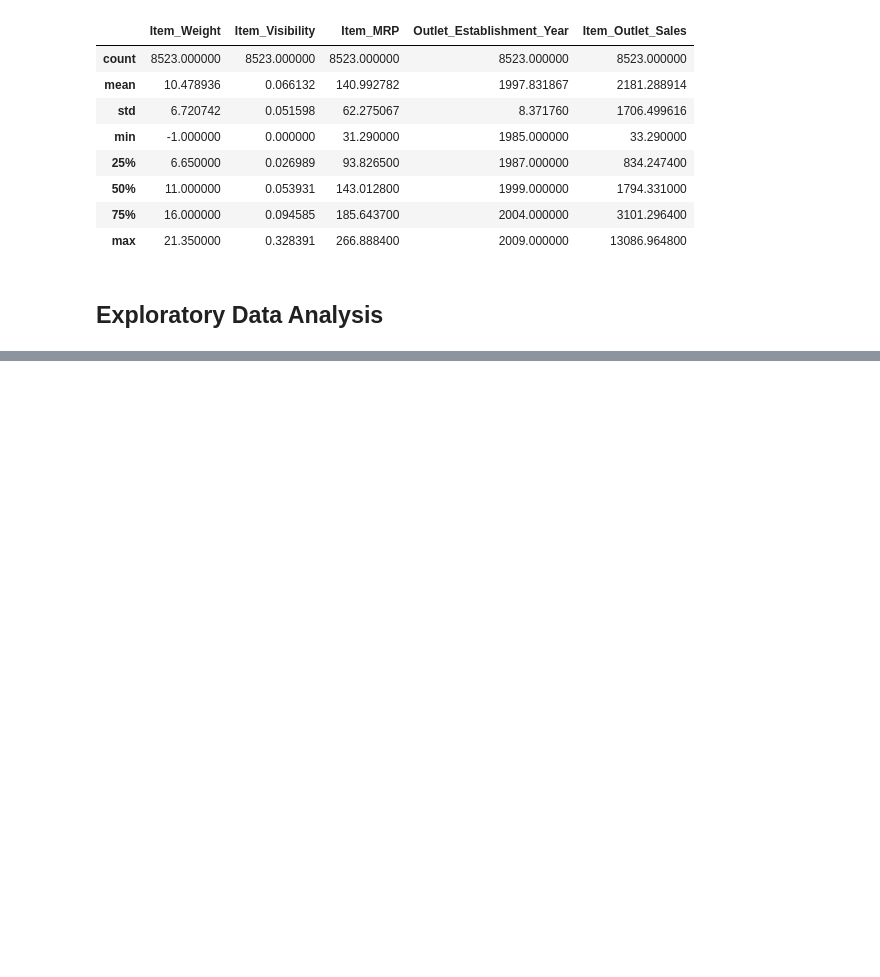
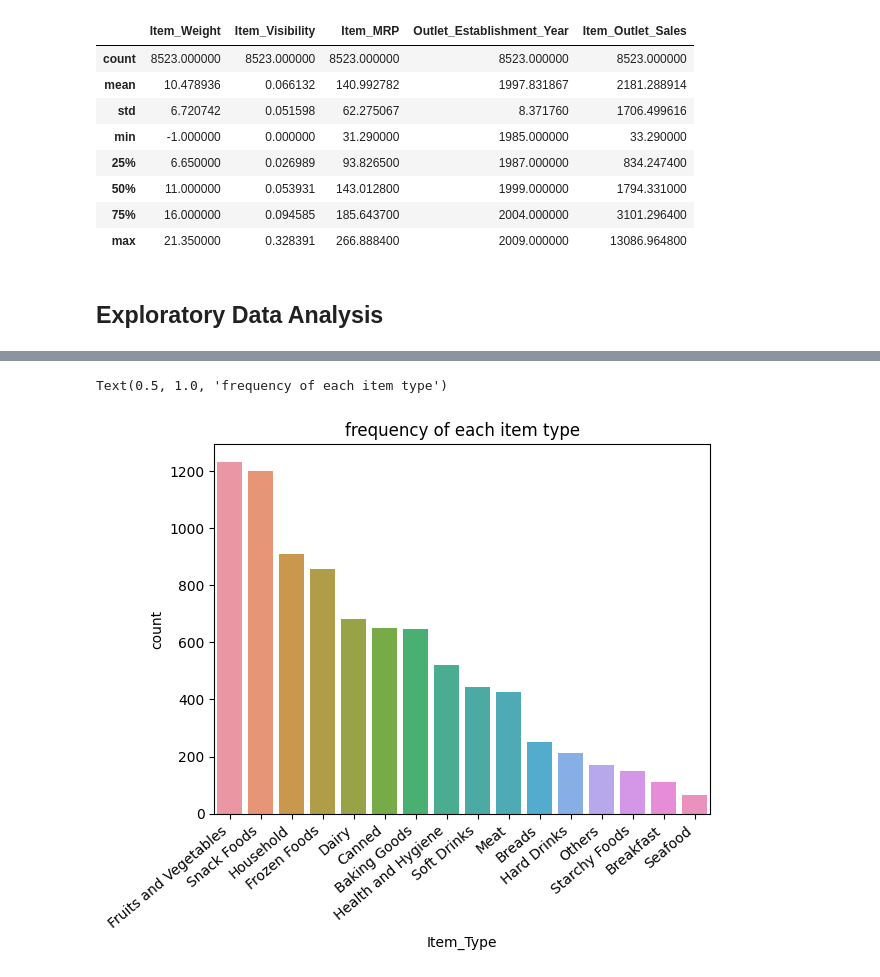
Before and after one commit to SinothileB/Prediction-of-Product-Sales, a Jupyter notebook: Markdown.ipynb, the cells around one changed output, grey strips where cells are left out. Saved outputs shown, nothing was run; the diff lists cells and outputs as text; code cells hidden in the pictures; blank space fills up the shorter version.

```diff
--- a/Markdown.ipynb
+++ b/Markdown.ipynb
@@ -195,0 +267,8 @@ df.describe()
+# %%
+val_counts = df['Item_Type'].value_counts()
+ax=sns.countplot(data = df,x='Item_Type' ,order=val_counts.index) #Order by cout to make it easier
+ax.set_xticklabels(ax.get_xticklabels(), rotation=40 ,ha='right')
+ax.set_title("frequency of each item type")
+# %% [output]
+Text(0.5, 1.0, 'frequency of each item type')
+[figure, added]
```
Also changed, not shown: parts of 16 cells of this notebook.
